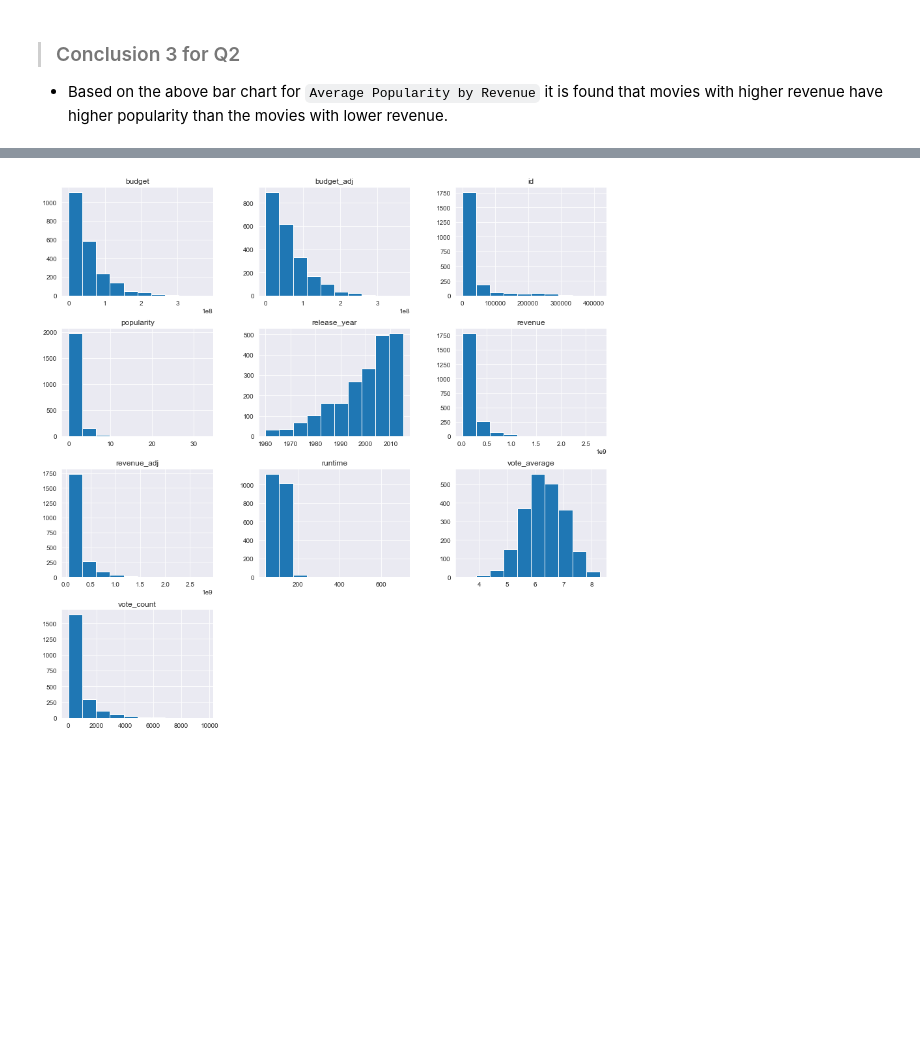
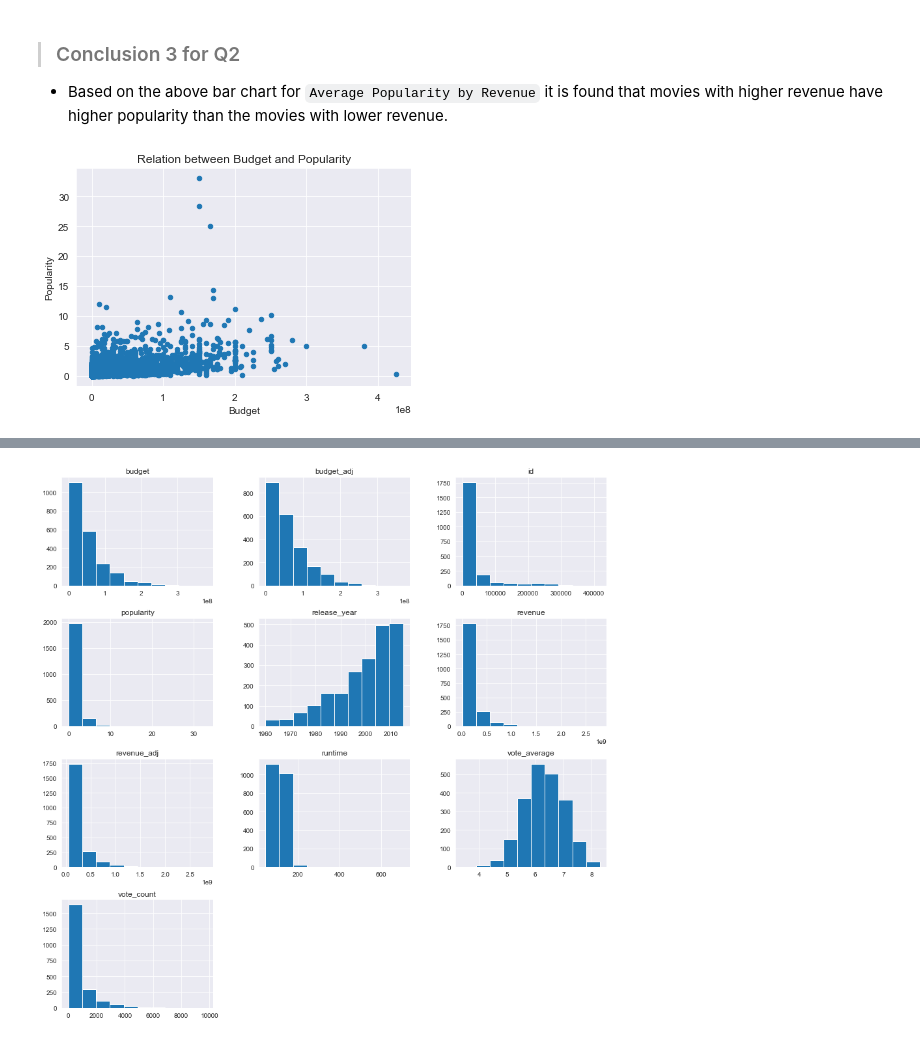
Before and after one commit to ManideepTelukuntla/Investigate-TMDB-Movie-Data, a Jupyter notebook: InvestigateTMDBMovieData.ipynb, the cells around one changed output, grey strips where cells are left out. Saved outputs shown, nothing was run; the diff lists cells and outputs as text; code cells hidden in the pictures; blank space fills up the shorter version.

```diff
--- a/InvestigateTMDBMovieData.ipynb
+++ b/InvestigateTMDBMovieData.ipynb
@@ -416,3 +418,12 @@ plot_chart(locations, labels, heights, xlabel, ylabel, title, width = 0.5)
 # %% [markdown]
 >### Conclusion 3 for Q2
 - Based on the above bar chart for `Average Popularity by Revenue` it is found that movies with higher revenue have higher popularity than the movies with lower revenue.
+# %%
+# scatter plot between budget and popularity
+movie_df.plot(x = 'budget', y = 'popularity', kind = 'scatter')
+plt.title('Relation between Budget and Popularity')
+plt.xlabel('Budget')
+plt.ylabel('Popularity')
+plt.show()
+# %% [output]
+[figure, added]
```
Also changed, not shown: parts of 17 cells of this notebook.
